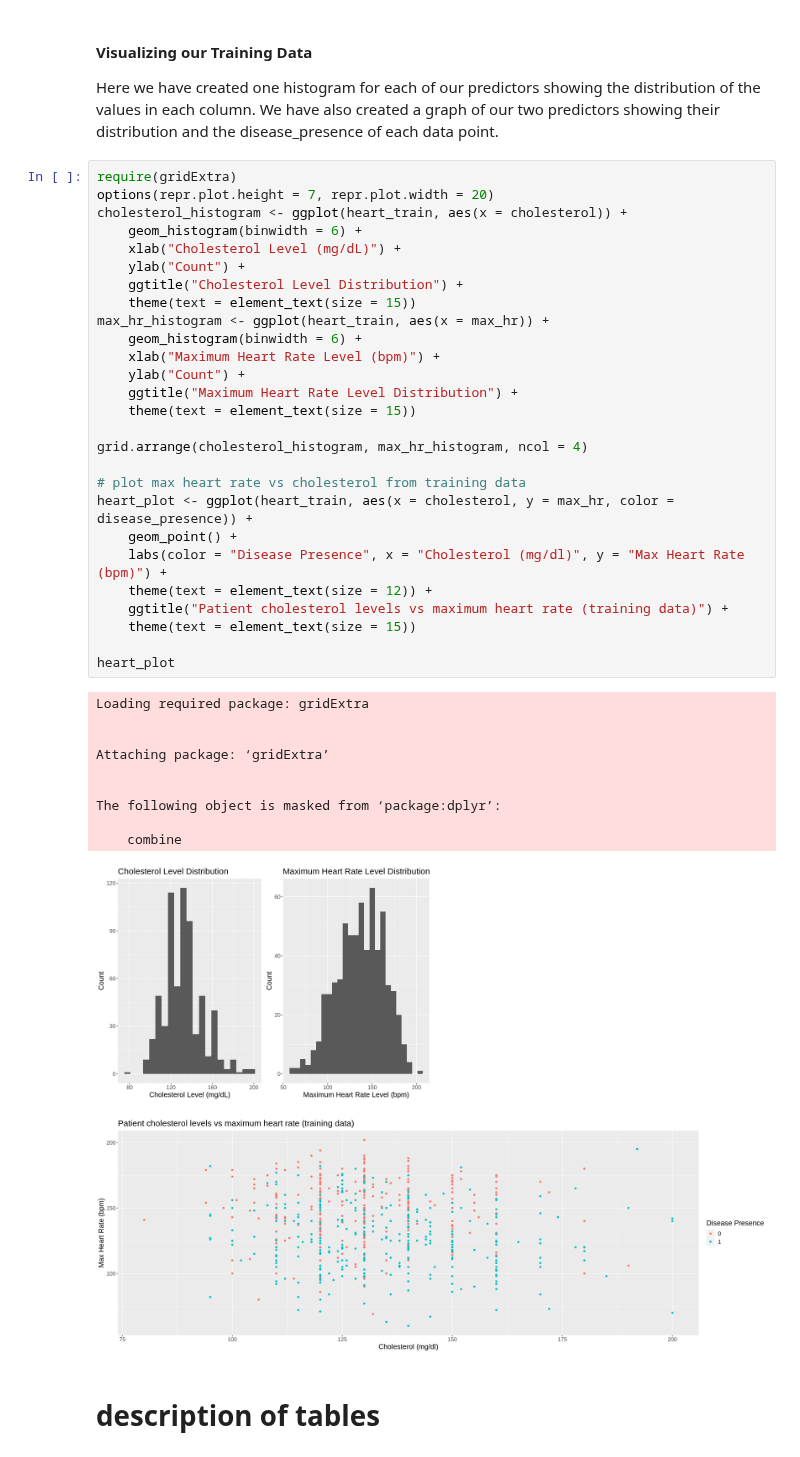
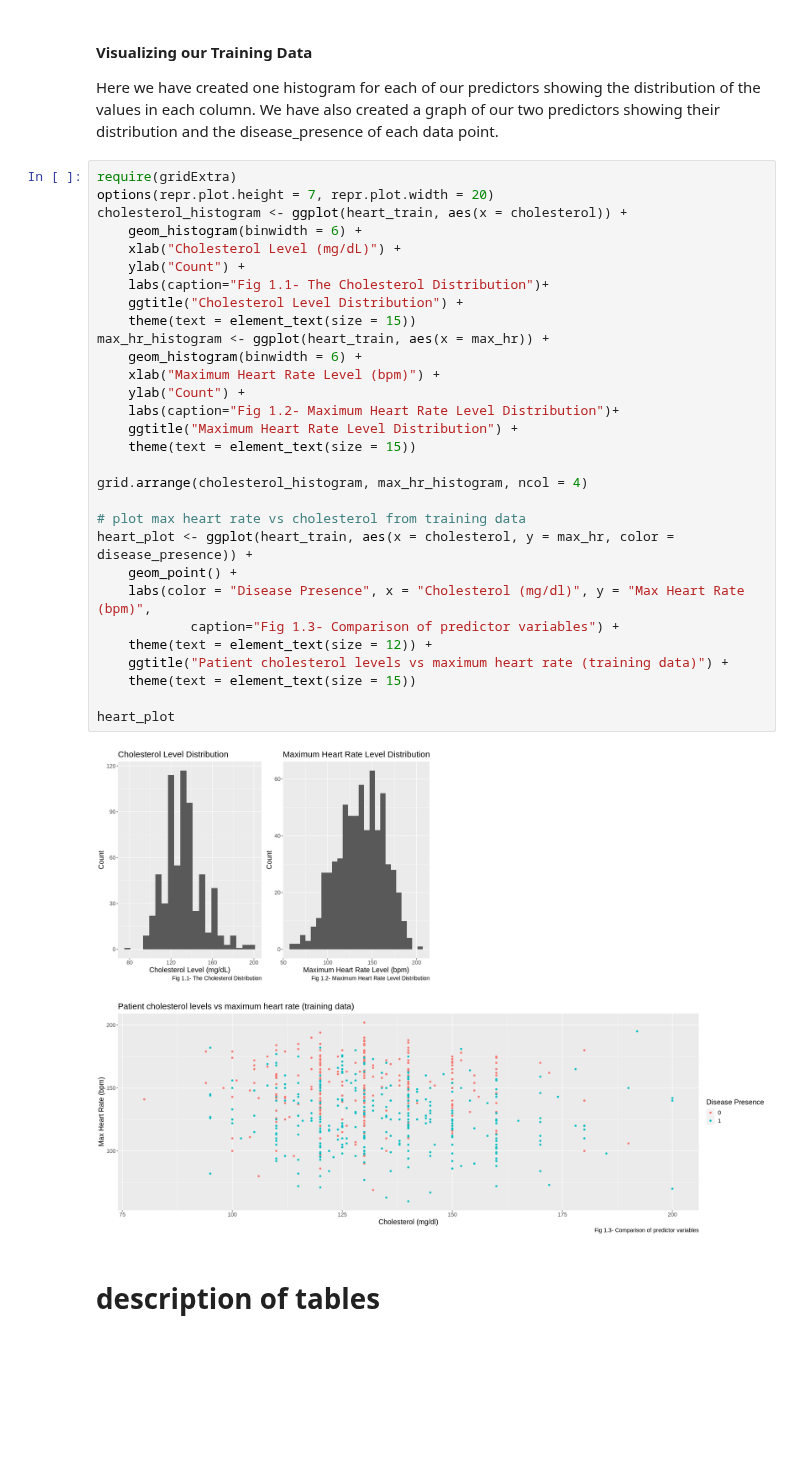
Before and after one commit to danielkaichis/dsci100_project, a Jupyter notebook: report.ipynb, the cells around one changed output. Cells and saved outputs as stored; diff of their text form; blank space fills up the shorter version.

```diff
--- a/report.ipynb
+++ b/report.ipynb
@@ -165,42 +165,36 @@ Here we have created one histogram for each of our predictors showing the distri
 # %%
 require(gridExtra)
 options(repr.plot.height = 7, repr.plot.width = 20)
 cholesterol_histogram <- ggplot(heart_train, aes(x = cholesterol)) +
     geom_histogram(binwidth = 6) +
     xlab("Cholesterol Level (mg/dL)") +
     ylab("Count") +
+    labs(caption="Fig 1.1- The Cholesterol Distribution")+
     ggtitle("Cholesterol Level Distribution") +
     theme(text = element_text(size = 15))
 max_hr_histogram <- ggplot(heart_train, aes(x = max_hr)) +
     geom_histogram(binwidth = 6) +
     xlab("Maximum Heart Rate Level (bpm)") +
     ylab("Count") +
+    labs(caption="Fig 1.2- Maximum Heart Rate Level Distribution")+
     ggtitle("Maximum Heart Rate Level Distribution") +
     theme(text = element_text(size = 15))
 
 grid.arrange(cholesterol_histogram, max_hr_histogram, ncol = 4)
 
 # plot max heart rate vs cholesterol from training data
 heart_plot <- ggplot(heart_train, aes(x = cholesterol, y = max_hr, color = disease_presence)) +
     geom_point() +
-    labs(color = "Disease Presence", x = "Cholesterol (mg/dl)", y = "Max Heart Rate (bpm)") +
+    labs(color = "Disease Presence", x = "Cholesterol (mg/dl)", y = "Max Heart Rate (bpm)",
+            caption="Fig 1.3- Comparison of predictor variables") +
     theme(text = element_text(size = 12)) +
     ggtitle("Patient cholesterol levels vs maximum heart rate (training data)") +
     theme(text = element_text(size = 15))
 
 heart_plot
 # %% [output]
-Loading required package: gridExtra
-
-
-Attaching package: ‘gridExtra’
-
-
-The following object is masked from ‘package:dplyr’:
-
-    combine
-[figure, old version]
+[figure, new version]
-[figure, old version]
+[figure, new version]
 # %% [markdown]
 # description of tables
 # %% [markdown]
```
Also changed, not shown: parts of 2 cells of this notebook.
